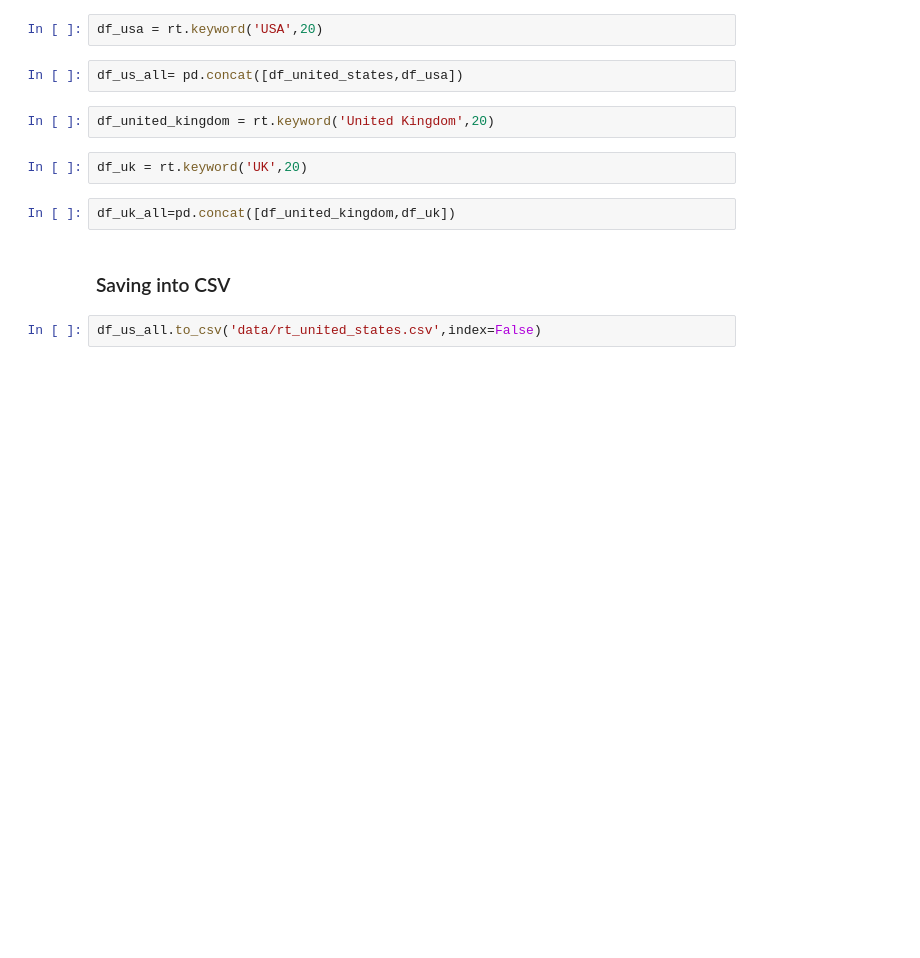
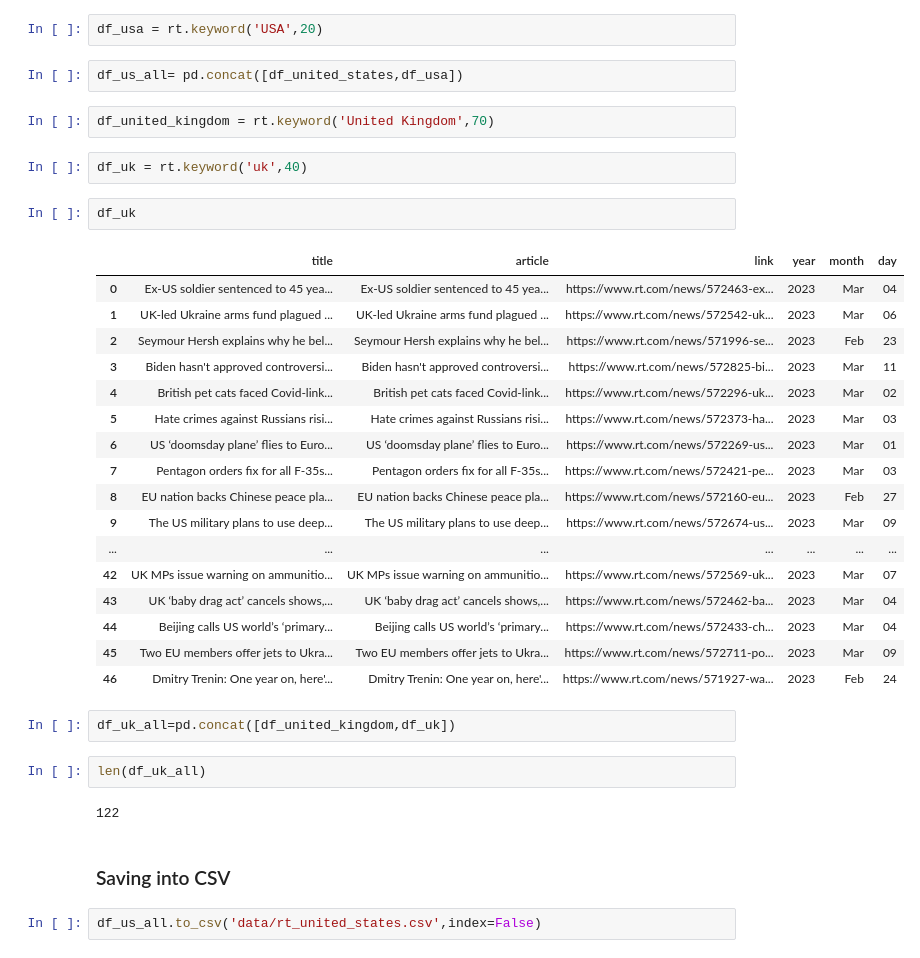
Before and after one commit to David-TC13/Journals_interests, a Jupyter notebook: webscrapping together.ipynb, the cells around one changed output. Saved outputs shown, nothing was run; the diff lists cells and outputs as text; blank space fills up the shorter version.

```diff
--- a/webscrapping together.ipynb
+++ b/webscrapping together.ipynb
@@ -103,11 +105,35 @@ df_usa = rt.keyword('USA',20)
 # %%
 df_us_all= pd.concat([df_united_states,df_usa])
 # %%
-df_united_kingdom = rt.keyword('United Kingdom',20)
+df_united_kingdom = rt.keyword('United Kingdom',70)
 # %%
-df_uk = rt.keyword('UK',20)
+df_uk = rt.keyword('uk',40)
+# %%
+df_uk
+# %% [output]
+|  | title | article | link | year | month | day |
+| 0 | Ex-US soldier sentenced to 45 yea... | Ex-US soldier sentenced to 45 yea... | https://www.rt.com/news/572463-ex... | 2023 | Mar | 04 |
+| 1 | UK-led Ukraine arms fund plagued ... | UK-led Ukraine arms fund plagued ... | https://www.rt.com/news/572542-uk... | 2023 | Mar | 06 |
+| 2 | Seymour Hersh explains why he bel... | Seymour Hersh explains why he bel... | https://www.rt.com/news/571996-se... | 2023 | Feb | 23 |
+| 3 | Biden hasn't approved controversi... | Biden hasn't approved controversi... | https://www.rt.com/news/572825-bi... | 2023 | Mar | 11 |
+| 4 | British pet cats faced Covid-link... | British pet cats faced Covid-link... | https://www.rt.com/news/572296-uk... | 2023 | Mar | 02 |
+| 5 | Hate crimes against Russians risi... | Hate crimes against Russians risi... | https://www.rt.com/news/572373-ha... | 2023 | Mar | 03 |
+| 6 | US ‘doomsday plane’ flies to Euro... | US ‘doomsday plane’ flies to Euro... | https://www.rt.com/news/572269-us... | 2023 | Mar | 01 |
+| 7 | Pentagon orders fix for all F-35s... | Pentagon orders fix for all F-35s... | https://www.rt.com/news/572421-pe... | 2023 | Mar | 03 |
+| 8 | EU nation backs Chinese peace pla... | EU nation backs Chinese peace pla... | https://www.rt.com/news/572160-eu... | 2023 | Feb | 27 |
+| 9 | The US military plans to use deep... | The US military plans to use deep... | https://www.rt.com/news/572674-us... | 2023 | Mar | 09 |
+| ... | ... | ... | ... | ... | ... | ... |
+| 42 | UK MPs issue warning on ammunitio... | UK MPs issue warning on ammunitio... | https://www.rt.com/news/572569-uk... | 2023 | Mar | 07 |
+| 43 | UK ‘baby drag act’ cancels shows,... | UK ‘baby drag act’ cancels shows,... | https://www.rt.com/news/572462-ba... | 2023 | Mar | 04 |
+| 44 | Beijing calls US world’s ‘primary... | Beijing calls US world’s ‘primary... | https://www.rt.com/news/572433-ch... | 2023 | Mar | 04 |
+| 45 | Two EU members offer jets to Ukra... | Two EU members offer jets to Ukra... | https://www.rt.com/news/572711-po... | 2023 | Mar | 09 |
+| 46 | Dmitry Trenin: One year on, here'... | Dmitry Trenin: One year on, here'... | https://www.rt.com/news/571927-wa... | 2023 | Feb | 24 |
 # %%
 df_uk_all=pd.concat([df_united_kingdom,df_uk])
+# %%
+len(df_uk_all)
+# %% [output]
+122
 # %% [markdown]
 ### Saving into CSV
 # %%
```
Also changed, not shown: parts of 7 cells of this notebook, 5 other files.
